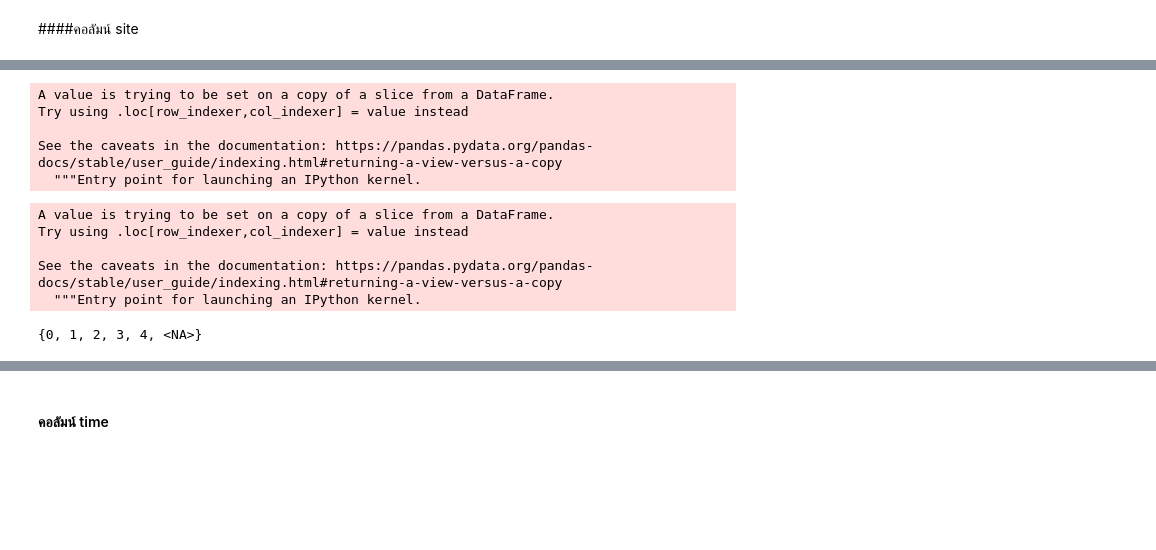
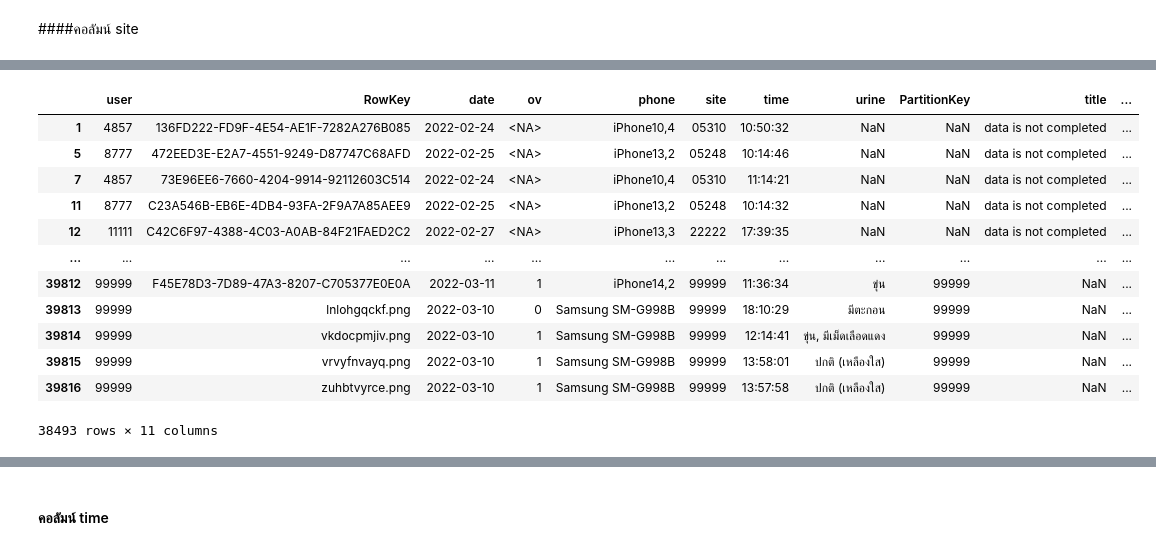
Before and after one commit to Supaporn-Bututham/data_viz_2022, a Jupyter notebook: Final_Exam.ipynb, the cells around one changed output, grey strips where cells are left out. Drawn from its saved outputs; the diff is of its cells as text; code cells hidden in the pictures; blank space fills up the shorter version.

```diff
--- a/Final_Exam.ipynb
+++ b/Final_Exam.ipynb
@@ -183,0 +275,2 @@ memory usage: 3.5+ MB
+# %%
+alldb_choose2['ov'] = alldb_choose2['ov'].astype('Int64') # เปลียน type ของข้อมูลเป็น int
@@ -183,0 +289,2 @@ memory usage: 3.5+ MB
+# %%
+alldb_choose2['phone']=alldb_choose2['phone'].astype('string') # เปลี่ยน type ของข้อมูลให้เป็น string
@@ -220,20 +320,20 @@ Name: ov, Length: 38493, dtype: object
-# %%
-alldb_choose['ov'] = pd.to_numeric(alldb_choose['ov'], errors='coerce' )
-# %% [output]
-A value is trying to be set on a copy of a slice from a DataFrame.
-Try using .loc[row_indexer,col_indexer] = value instead
-
-See the caveats in the documentation: https://pandas.pydata.org/pandas-docs/stable/user_guide/indexing.html#returning-a-view-versus-a-copy
-  """Entry point for launching an IPython kernel.
-# %%
-alldb_choose['ov'] = alldb_choose['ov'].astype('Int64')
-# %% [output]
-A value is trying to be set on a copy of a slice from a DataFrame.
-Try using .loc[row_indexer,col_indexer] = value instead
-
-See the caveats in the documentation: https://pandas.pydata.org/pandas-docs/stable/user_guide/indexing.html#returning-a-view-versus-a-copy
-  """Entry point for launching an IPython kernel.
-# %%
-set(alldb_choose['ov'])
-# %% [output]
-{0, 1, 2, 3, 4, <NA>}
+# %%
+alldb_choose3 = alldb_choose2[(alldb_choose2['site'].astype(str).str.isnumeric())] #เปลี่ยน type ของข้อมูลให้เป็น String
+# %%
+alldb_choose4 = alldb_choose3[(alldb_choose3['site'].str.len() == 5)] # เลือกเฉพาะข้อมูลที่มีความยาว 5 แล้วนำไปเก็บไว้ที่ตัวแปร alldb_choose4
+# %%
+alldb_choose4 # แสดงตารางข้อมูล
+# %% [output]
+|  | user | RowKey | date | ov | phone | site | time | urine | PartitionKey | title | ... |
+| 1 | 4857 | 136FD222-FD9F-4E54-AE1F-7282A276B085 | 2022-02-24 | <NA> | iPhone10,4 | 05310 | 10:50:32 | NaN | NaN | data is not completed | ... |
+| 5 | 8777 | 472EED3E-E2A7-4551-9249-D87747C68AFD | 2022-02-25 | <NA> | iPhone13,2 | 05248 | 10:14:46 | NaN | NaN | data is not completed | ... |
+| 7 | 4857 | 73E96EE6-7660-4204-9914-92112603C514 | 2022-02-24 | <NA> | iPhone10,4 | 05310 | 11:14:21 | NaN | NaN | data is not completed | ... |
+| 11 | 8777 | C23A546B-EB6E-4DB4-93FA-2F9A7A85AEE9 | 2022-02-25 | <NA> | iPhone13,2 | 05248 | 10:14:32 | NaN | NaN | data is not completed | ... |
+| 12 | 11111 | C42C6F97-4388-4C03-A0AB-84F21FAED2C2 | 2022-02-27 | <NA> | iPhone13,3 | 22222 | 17:39:35 | NaN | NaN | data is not completed | ... |
+| ... | ... | ... | ... | ... | ... | ... | ... | ... | ... | ... | ... |
+| 39812 | 99999 | F45E78D3-7D89-47A3-8207-C705377E0E0A | 2022-03-11 | 1 | iPhone14,2 | 99999 | 11:36:34 | ขุ่น | 99999 | NaN | ... |
+| 39813 | 99999 | lnlohgqckf.png | 2022-03-10 | 0 | Samsung SM-G998B | 99999 | 18:10:29 | มีตะกอน | 99999 | NaN | ... |
+| 39814 | 99999 | vkdocpmjiv.png | 2022-03-10 | 1 | Samsung SM-G998B | 99999 | 12:14:41 | ขุ่น, มีเม็ดเลือดแดง | 99999 | NaN | ... |
+| 39815 | 99999 | vrvyfnvayq.png | 2022-03-10 | 1 | Samsung SM-G998B | 99999 | 13:58:01 | ปกติ (เหลืองใส) | 99999 | NaN | ... |
+| 39816 | 99999 | zuhbtvyrce.png | 2022-03-10 | 1 | Samsung SM-G998B | 99999 | 13:57:58 | ปกติ (เหลืองใส) | 99999 | NaN | ... |
+38493 rows × 11 columns
```
Also changed, not shown: parts of 106 cells of this notebook.
